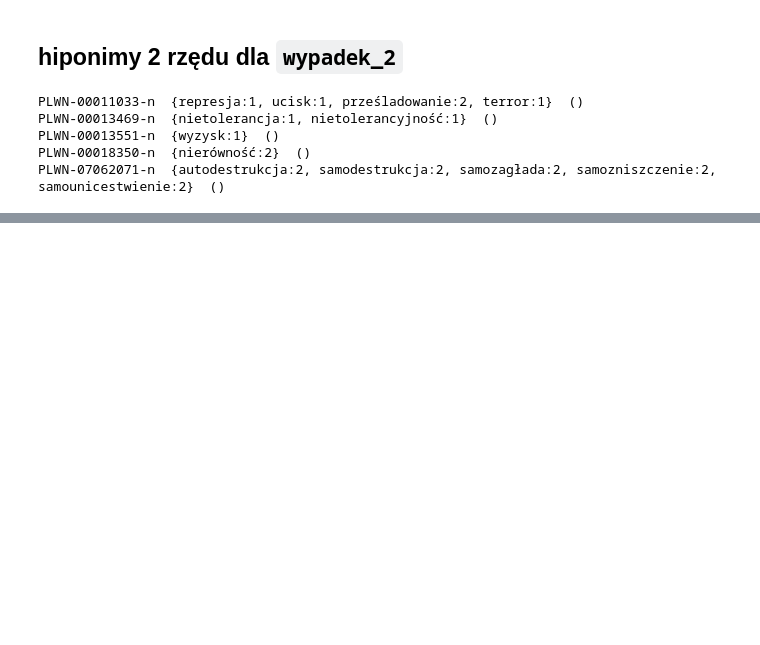
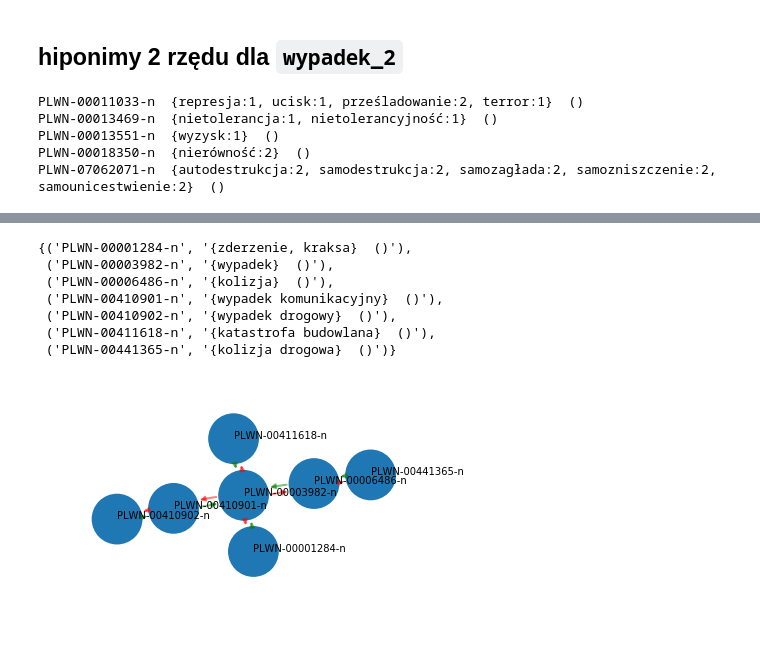
Before and after one commit to mflis/pjn-labs, a Jupyter notebook: lab7/lab-7.ipynb, the cells around one changed output, grey strips where cells are left out. Drawn from its saved outputs; the diff is of its cells as text; code cells hidden in the pictures; blank space fills up the shorter version.

```diff
--- a/lab7/lab-7.ipynb
+++ b/lab7/lab-7.ipynb
@@ -221,0 +207,12 @@ r
+# %%
+%matplotlib inline
+output(word_set2)
+# %% [output]
+{('PLWN-00001284-n', '{zderzenie, kraksa}  ()'),
+ ('PLWN-00003982-n', '{wypadek}  ()'),
+ ('PLWN-00006486-n', '{kolizja}  ()'),
+ ('PLWN-00410901-n', '{wypadek komunikacyjny}  ()'),
+ ('PLWN-00410902-n', '{wypadek drogowy}  ()'),
+ ('PLWN-00411618-n', '{katastrofa budowlana}  ()'),
+ ('PLWN-00441365-n', '{kolizja drogowa}  ()')}
+[figure, added]
```
Also changed, not shown: parts of 8 cells of this notebook.
